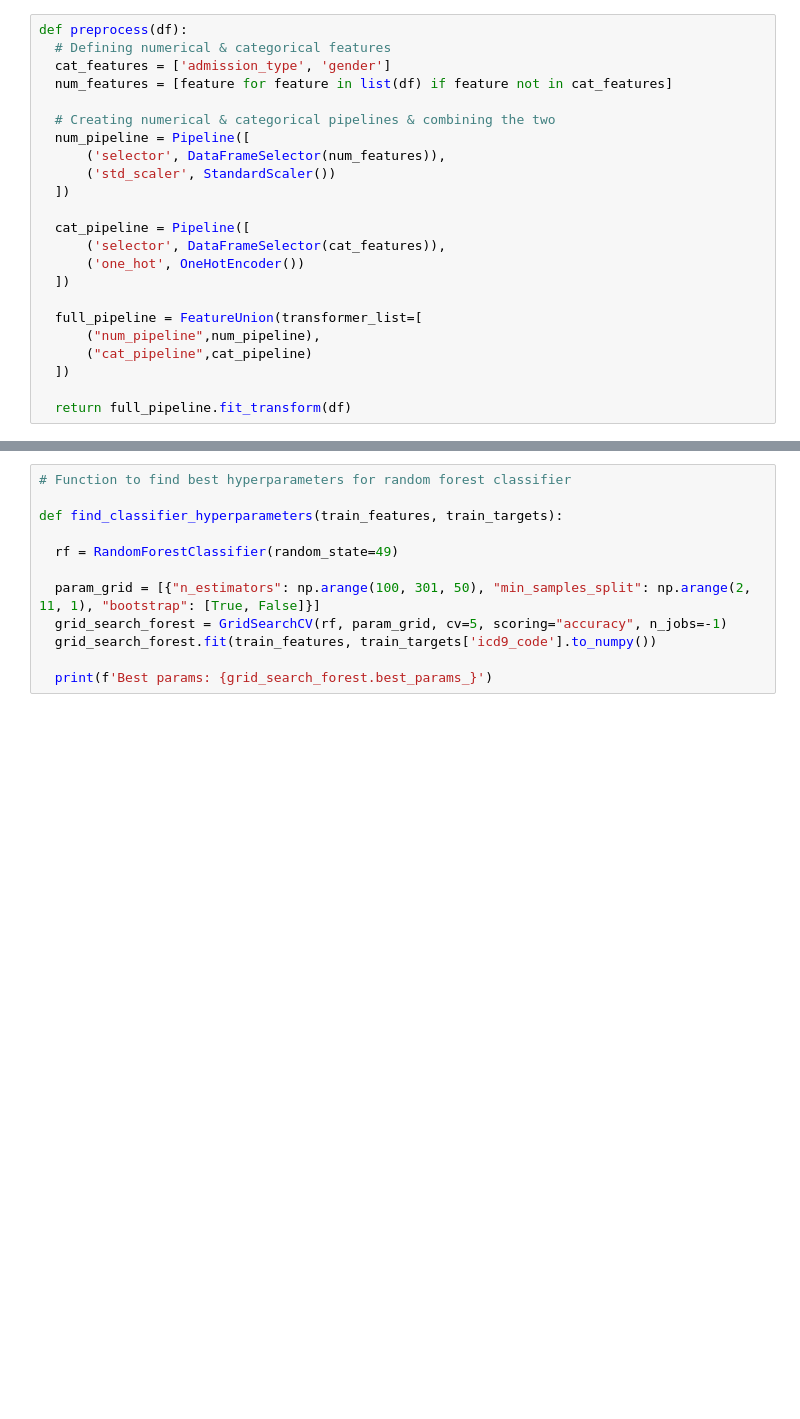
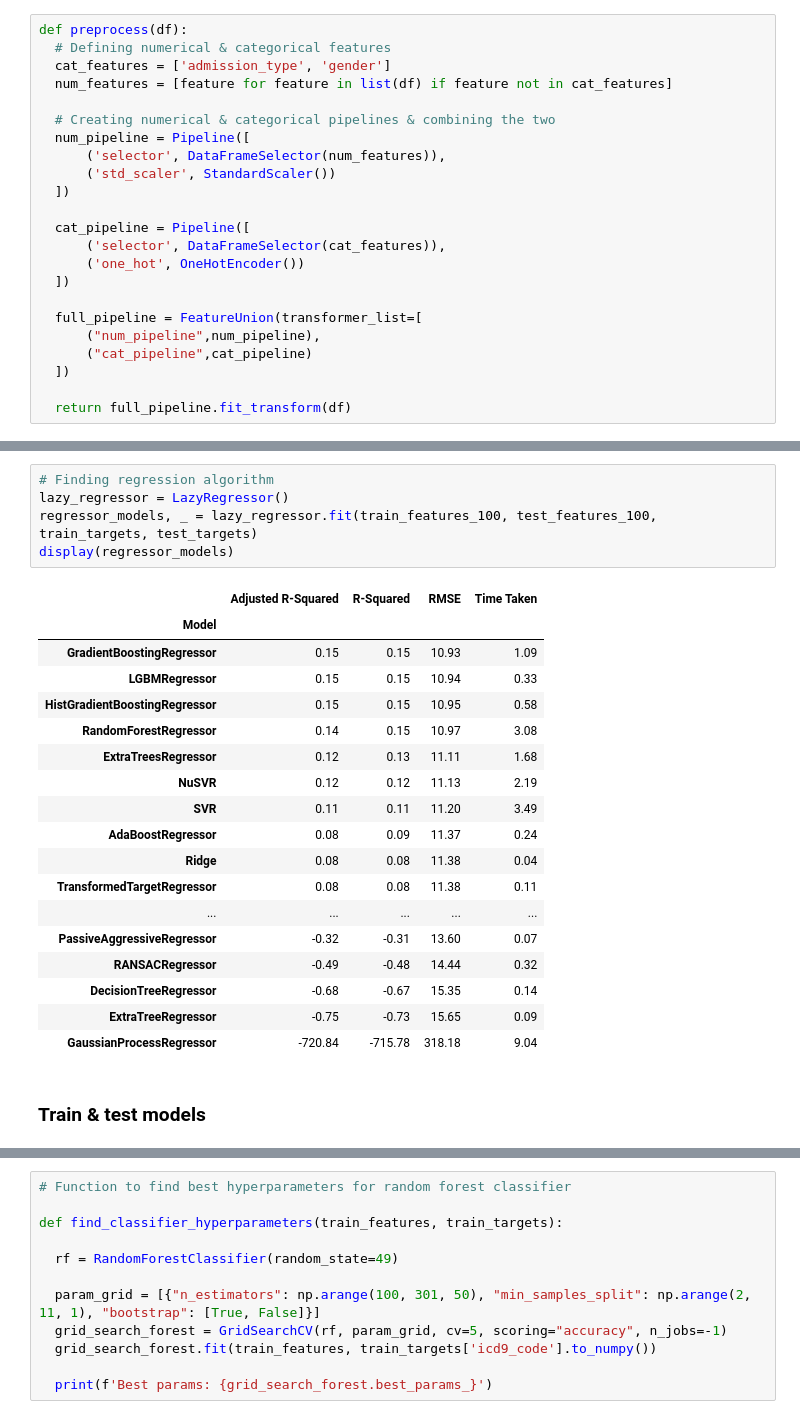
Before and after one commit to deepw02/comp3931-sc20dpw, a Jupyter notebook: pm_ml.ipynb, the cells around one changed output, grey strips where cells are left out. Saved outputs shown, nothing was run; the diff lists cells and outputs as text; blank space fills up the shorter version.

```diff
--- a/pm_ml.ipynb
+++ b/pm_ml.ipynb
@@ -775,0 +789,26 @@ def linear_train_test(train_features, train_targets, test_features, test_targets
+# %%
+# Finding regression algorithm
+lazy_regressor = LazyRegressor()
+regressor_models, _ = lazy_regressor.fit(train_features_100, test_features_100, train_targets, test_targets)
+display(regressor_models)
+# %% [output]
+|  | Adjusted R-Squared | R-Squared | RMSE | Time Taken |
+| Model |  |  |  |  |
+| GradientBoostingRegressor | 0.15 | 0.15 | 10.93 | 1.09 |
+| LGBMRegressor | 0.15 | 0.15 | 10.94 | 0.33 |
+| HistGradientBoostingRegressor | 0.15 | 0.15 | 10.95 | 0.58 |
+| RandomForestRegressor | 0.14 | 0.15 | 10.97 | 3.08 |
+| ExtraTreesRegressor | 0.12 | 0.13 | 11.11 | 1.68 |
+| NuSVR | 0.12 | 0.12 | 11.13 | 2.19 |
+| SVR | 0.11 | 0.11 | 11.20 | 3.49 |
+| AdaBoostRegressor | 0.08 | 0.09 | 11.37 | 0.24 |
+| Ridge | 0.08 | 0.08 | 11.38 | 0.04 |
+| TransformedTargetRegressor | 0.08 | 0.08 | 11.38 | 0.11 |
+| ... | ... | ... | ... | ... |
+| PassiveAggressiveRegressor | -0.32 | -0.31 | 13.60 | 0.07 |
+| RANSACRegressor | -0.49 | -0.48 | 14.44 | 0.32 |
+| DecisionTreeRegressor | -0.68 | -0.67 | 15.35 | 0.14 |
+| ExtraTreeRegressor | -0.75 | -0.73 | 15.65 | 0.09 |
+| GaussianProcessRegressor | -720.84 | -715.78 | 318.18 | 9.04 |
+# %% [markdown]
+### Train & test models
```
Also changed, not shown: parts of 22 cells of this notebook.
